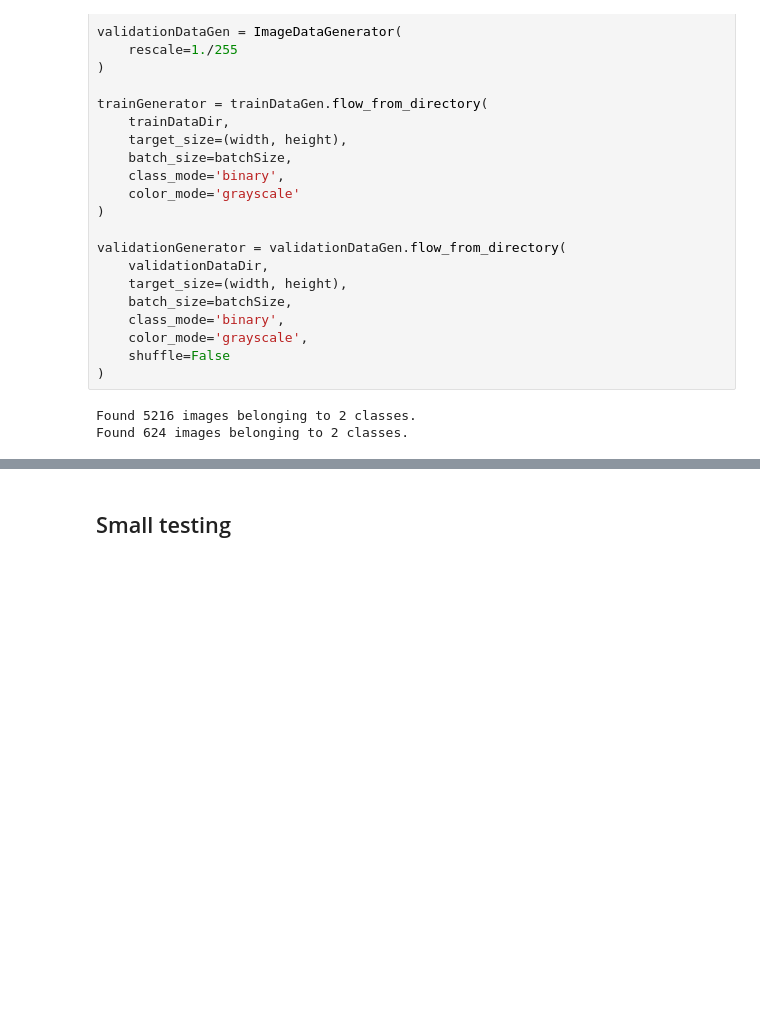
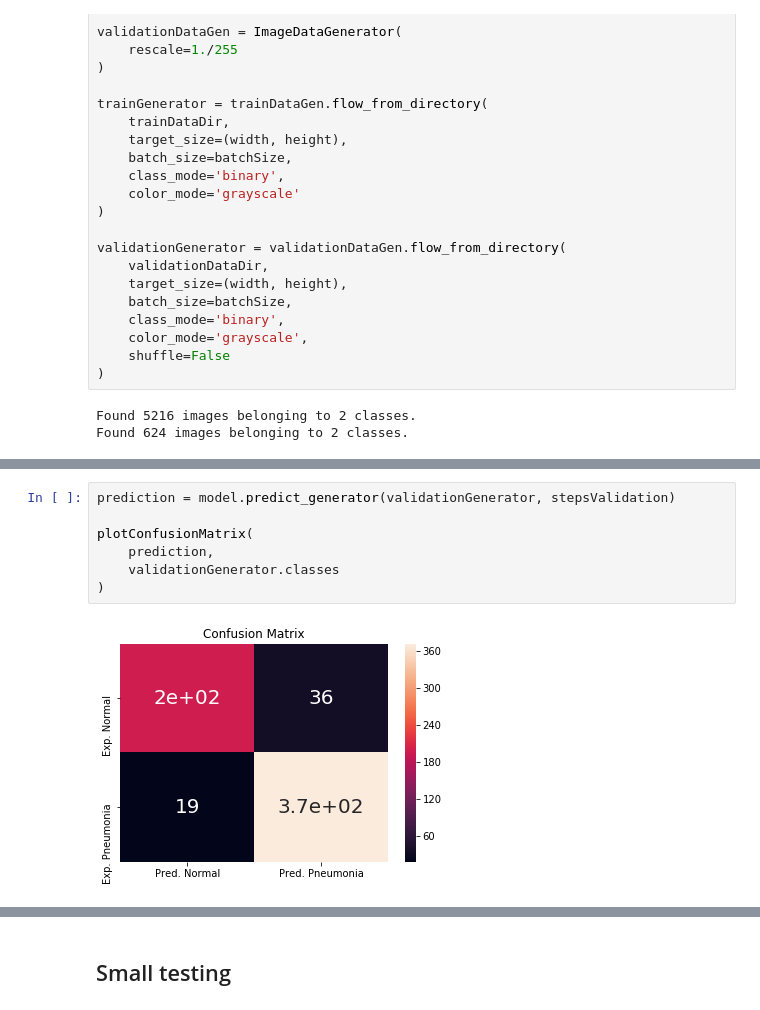
Before and after one commit to AdrianLorenzoDev/xray-pneumonia-detection, a Jupyter notebook: pneumonia.ipynb, the cells around one changed output, grey strips where cells are left out. Drawn from its saved outputs; the diff is of its cells as text; blank space fills up the shorter version.

```diff
--- a/pneumonia.ipynb
+++ b/pneumonia.ipynb
@@ -187 +212,10 @@ sn.heatmap(confMatrixdf, annot=True, annot_kws={"size" : "20"})
+# %%
+prediction = model.predict_generator(validationGenerator, stepsValidation)
+
+plotConfusionMatrix(
+    prediction,
+    validationGenerator.classes
+)
+# %% [output]
+[figure, added]
 # %%
```
Also changed, not shown: parts of 30 cells of this notebook.
